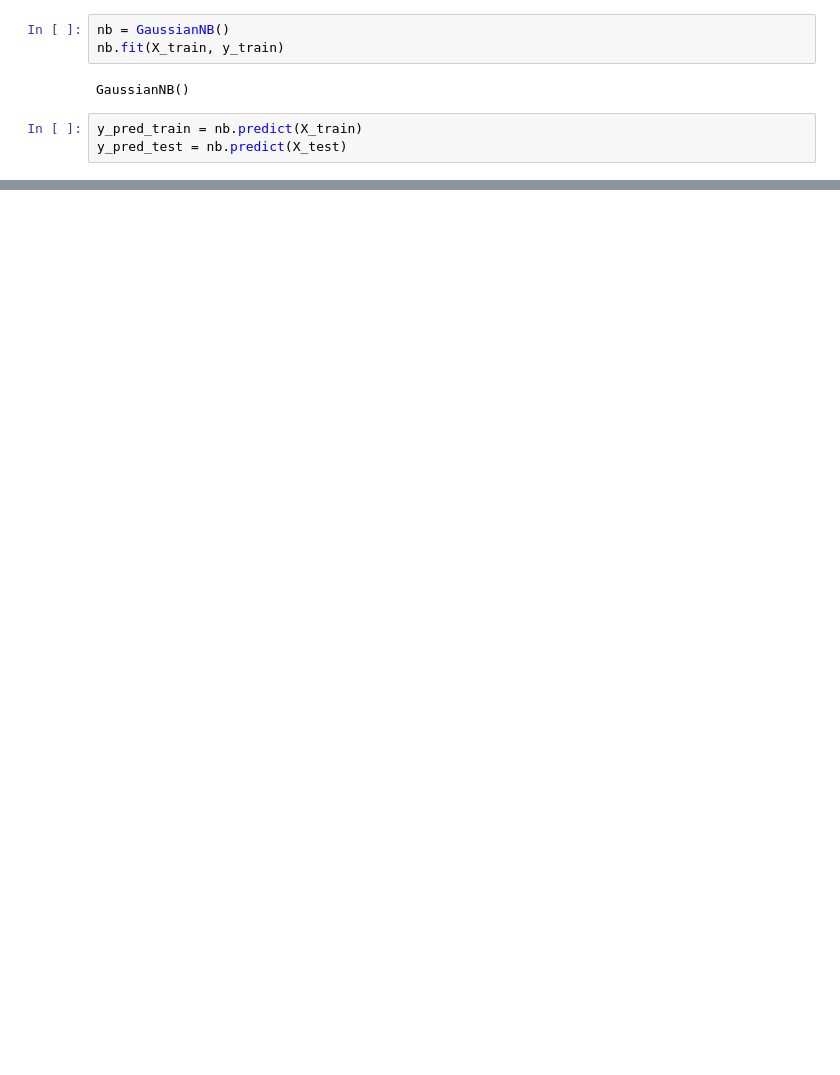
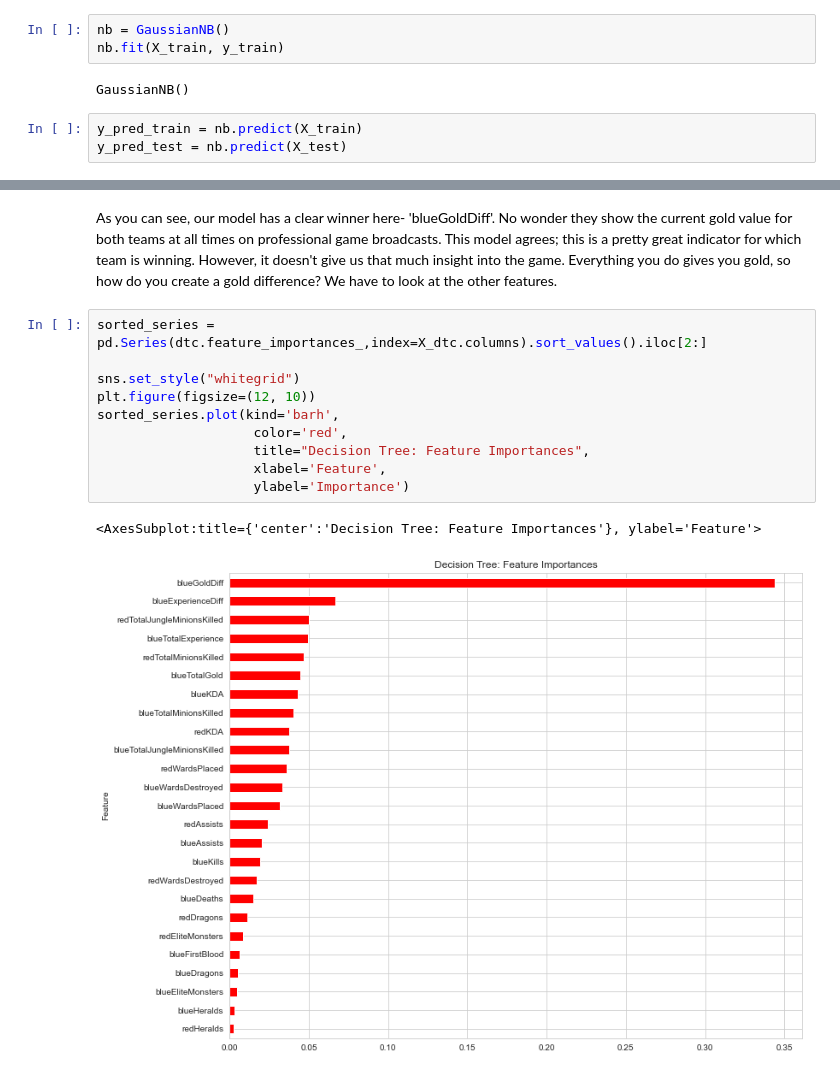
Before and after one commit to ewehmueller/lol-classification, a Jupyter notebook: league-analysis.ipynb, the cells around one changed output, grey strips where cells are left out. Cells and saved outputs as stored; diff of their text form; blank space fills up the shorter version.

```diff
--- a/league-analysis.ipynb
+++ b/league-analysis.ipynb
@@ -193,0 +344,15 @@ nb?
+# %% [markdown]
+As you can see, our model has a clear winner here- 'blueGoldDiff'.  No wonder they show the current gold value for both teams at all times on professional game broadcasts.  This model agrees; this is a pretty great indicator for which team is winning. However, it doesn't give us that much insight into the game.  Everything you do gives you gold, so how do you create a gold difference? We have to look at the other features.
+# %%
+sorted_series = pd.Series(dtc.feature_importances_,index=X_dtc.columns).sort_values().iloc[2:]
+
+sns.set_style("whitegrid")
+plt.figure(figsize=(12, 10))
+sorted_series.plot(kind='barh',
+                    color='red',
+                    title="Decision Tree: Feature Importances",
+                    xlabel='Feature',
+                    ylabel='Importance')
+# %% [output]
+<AxesSubplot:title={'center':'Decision Tree: Feature Importances'}, ylabel='Feature'>
+[figure, added]
```
Also changed, not shown: parts of 27 cells of this notebook.
